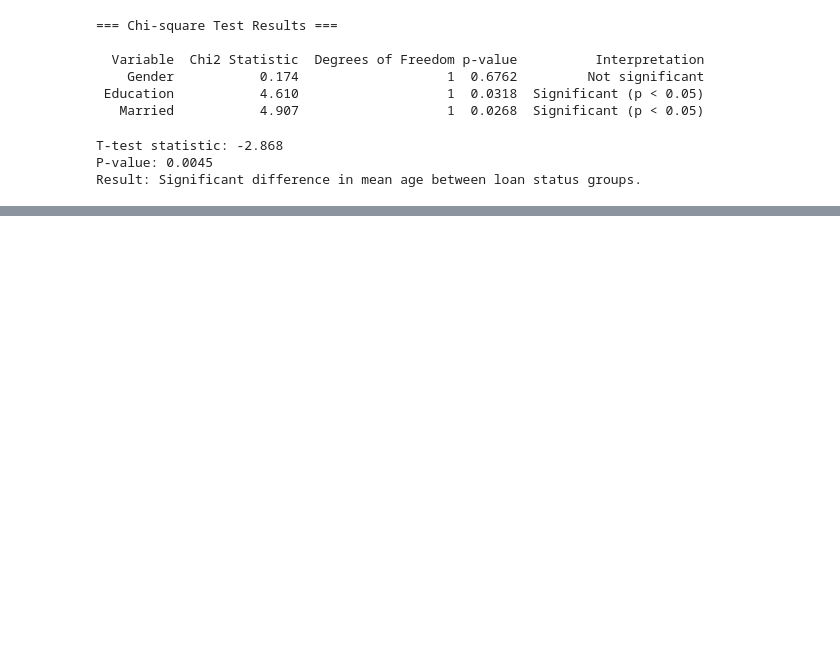
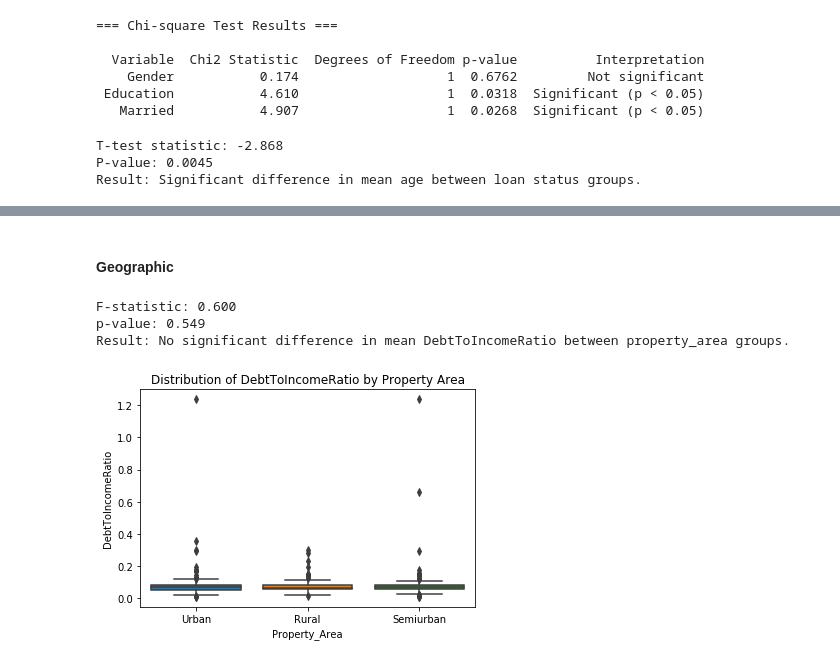
Before and after one commit to hana2808/Loan_Project, a Jupyter notebook: 3_KPI.ipynb, the cells around one changed output, grey strips where cells are left out. Drawn from its saved outputs; the diff is of its cells as text; code cells hidden in the pictures; blank space fills up the shorter version.

```diff
--- a/3_KPI.ipynb
+++ b/3_KPI.ipynb
@@ -115,0 +139,30 @@ Result: Significant difference in mean age between loan status groups.
+# %% [markdown]
+#### Geographic
+# %%
+
+df_anova = df[['Property_Area', 'DebtToIncomeRatio']].dropna()
+
+
+groups = df_anova.groupby('Property_Area')['DebtToIncomeRatio'].apply(list)
+
+
+f_stat, p_value = stats.f_oneway(*groups)
+
+
+
+print("F-statistic:", f'{f_stat:.3f}')
+print("p-value:", f'{p_value:.3f}')
+if p_value < 0.05:
+    print("Result: Significant difference in mean DebtToIncomeRatio between property_area groups.")
+else:
+    print("Result: No significant difference in mean DebtToIncomeRatio between property_area groups.")
+
+
+sns.boxplot(x='Property_Area', y='DebtToIncomeRatio', data=df_anova)
+plt.title("Distribution of DebtToIncomeRatio by Property Area")
+plt.show()
+# %% [output]
+F-statistic: 0.600
+p-value: 0.549
+Result: No significant difference in mean DebtToIncomeRatio between property_area groups.
+[figure, added]
```
Also changed, not shown: parts of 8 cells of this notebook.
